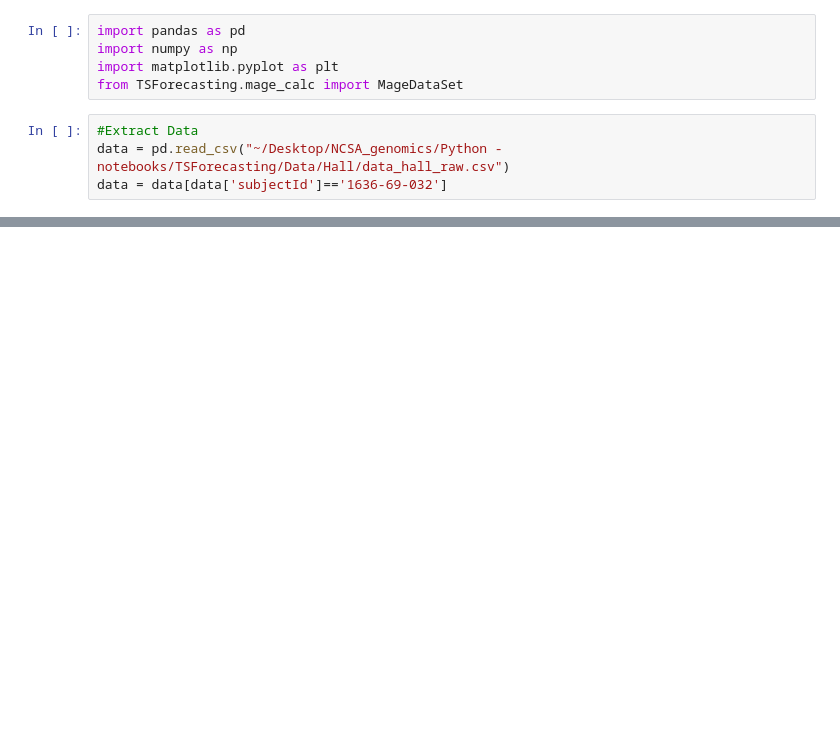
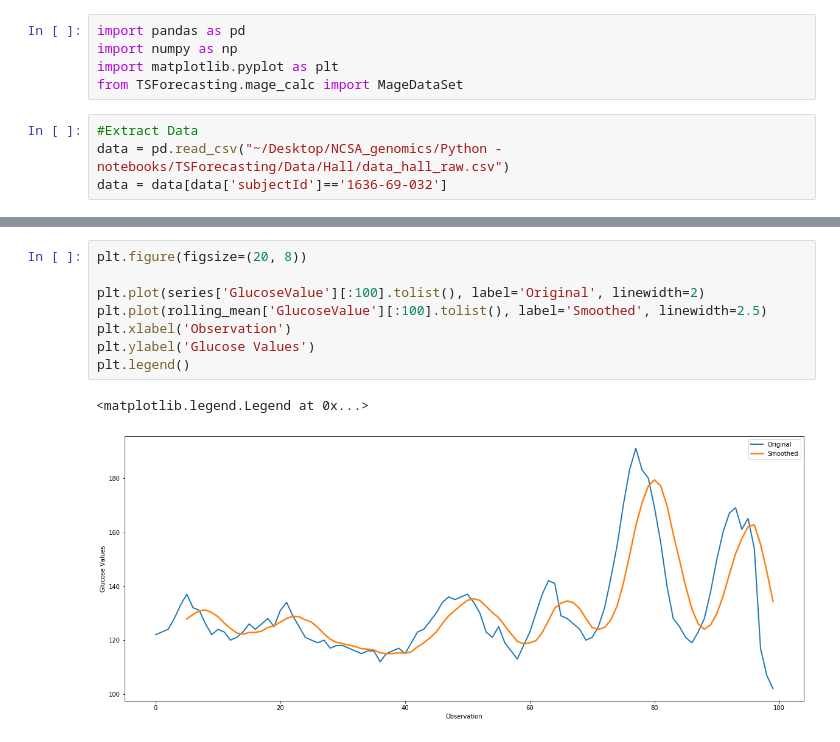
Before and after one commit to snehG0205/NCSA_genomics, a Jupyter notebook: Python - notebooks/MAGE tester.ipynb, the cells around one changed output, grey strips where cells are left out. Cells and saved outputs as stored; diff of their text form; blank space fills up the shorter version.

```diff
--- a/Python - notebooks/MAGE tester.ipynb
+++ b/Python - notebooks/MAGE tester.ipynb
@@ -29,0 +64,11 @@ print(k)
+# %%
+plt.figure(figsize=(20, 8))
+
+plt.plot(series['GlucoseValue'][:100].tolist(), label='Original', linewidth=2)
+plt.plot(rolling_mean['GlucoseValue'][:100].tolist(), label='Smoothed', linewidth=2.5)
+plt.xlabel('Observation')
+plt.ylabel('Glucose Values')
+plt.legend()
+# %% [output]
+<matplotlib.legend.Legend at 0x...>
+[figure, added]
```
Also changed, not shown: parts of 6 cells of this notebook, 4 other files.
